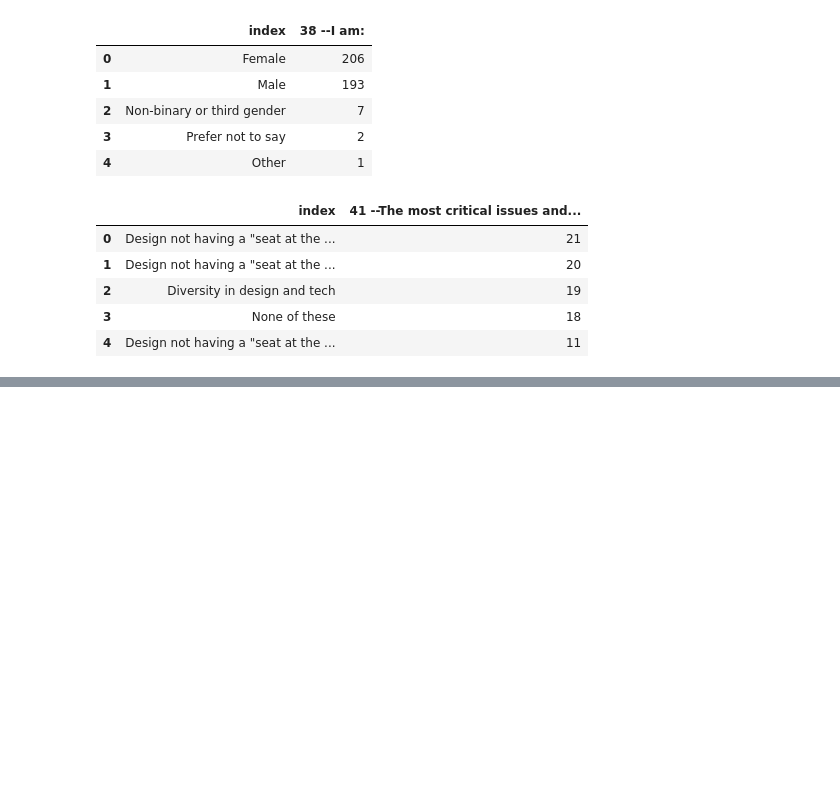
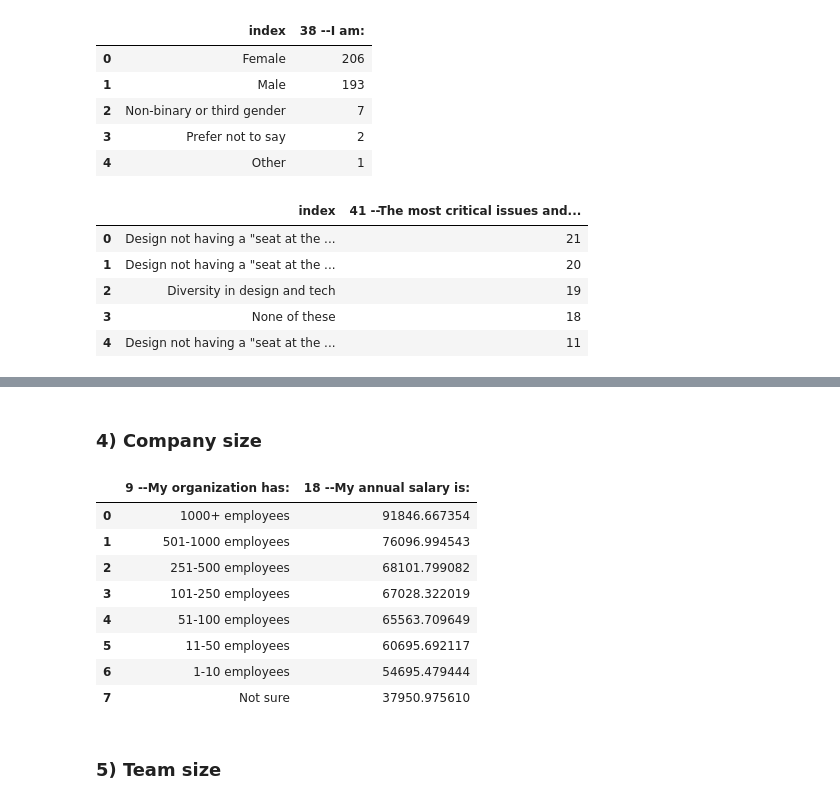
Before and after one commit to helloeujin/python, a Jupyter notebook: design.ipynb, the cells around one changed output, grey strips where cells are left out. Saved outputs shown, nothing was run; the diff lists cells and outputs as text; code cells hidden in the pictures; blank space fills up the shorter version.

```diff
--- a/design.ipynb
+++ b/design.ipynb
@@ -185,0 +309,16 @@ black_challenges.value_counts().sort_values(ascending=False).reset_index().head(
+# %% [markdown]
+### 4) Company size
+# %%
+data.groupby('9 --My organization has:')['18 --My annual salary is:'].mean().sort_values(ascending=False).reset_index()
+# %% [output]
+|  | 9 --My organization has: | 18 --My annual salary is: |
+| 0 | 1000+ employees | 91846.667354 |
+| 1 | 501-1000 employees | 76096.994543 |
+| 2 | 251-500 employees | 68101.799082 |
+| 3 | 101-250 employees | 67028.322019 |
+| 4 | 51-100 employees | 65563.709649 |
+| 5 | 11-50 employees | 60695.692117 |
+| 6 | 1-10 employees | 54695.479444 |
+| 7 | Not sure | 37950.975610 |
+# %% [markdown]
+### 5) Team size
```
Also changed, not shown: parts of 44 cells of this notebook.
